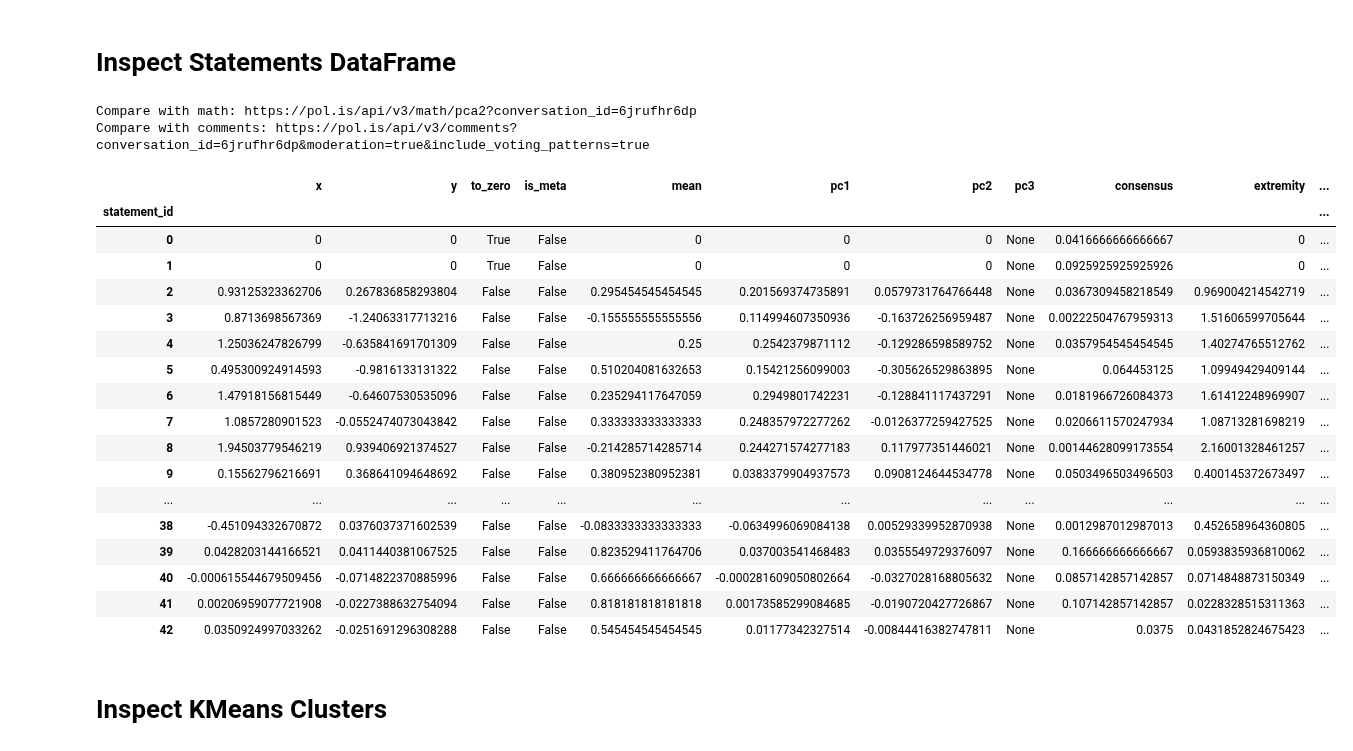
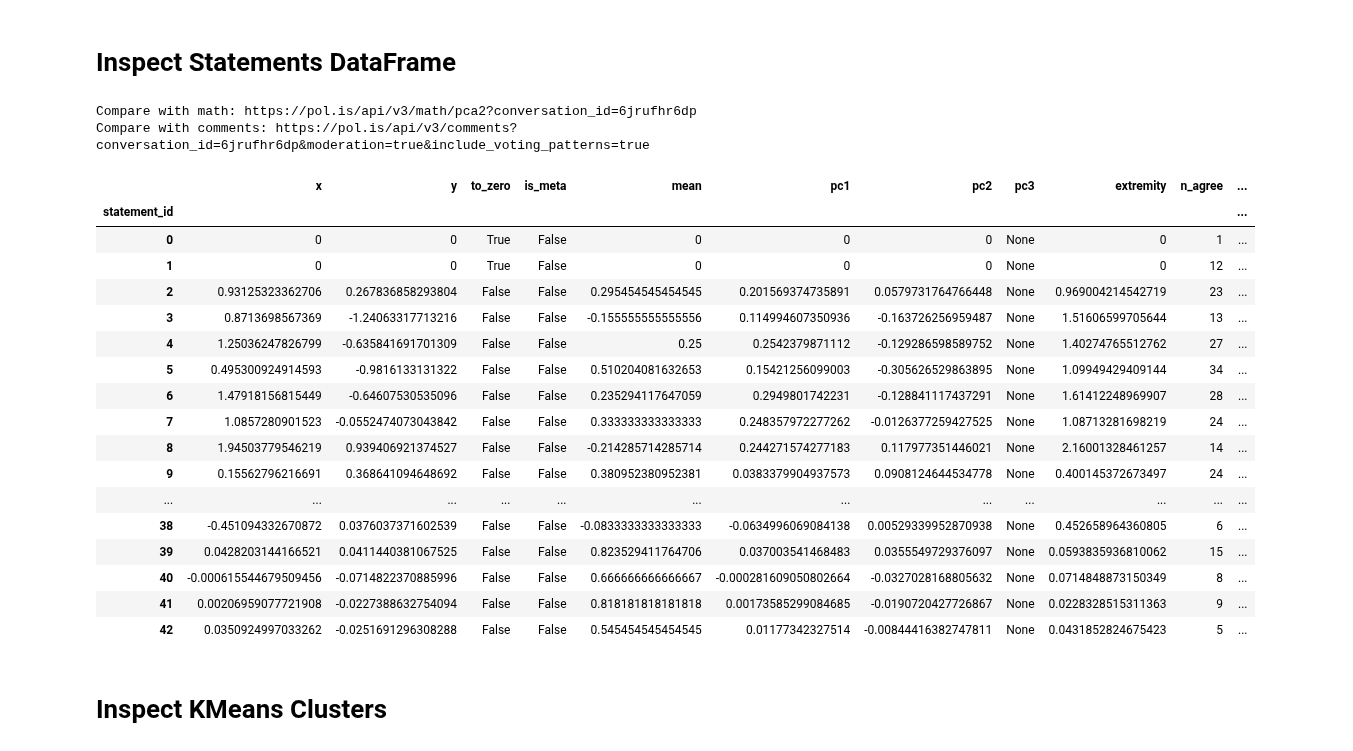
Before and after one commit to takeruhukushima/red-dwarf, a Jupyter notebook: docs/notebooks/polis-implementation-results-docs.ipynb, the cells around one changed output. Drawn from its saved outputs; the diff is of its cells as text; code cells hidden in the pictures.

```diff
--- a/docs/notebooks/polis-implementation-results-docs.ipynb
+++ b/docs/notebooks/polis-implementation-results-docs.ipynb
@@ -136,7 +138,7 @@ print(f"Compare with math: {loader.polis_instance_url}/api/v3/math/pca2?conversa
 print(f"Compare with comments: {loader.polis_instance_url}/api/v3/comments?conversation_id={loader.conversation_id}&moderation=true&include_voting_patterns=true")
 print()
 
-EXPECTED_STATEMENT_COLUMNS = ["x", "y", "to_zero", "is_meta", "mean", "pc1", "pc2", "pc3", "consensus", "extremity", "n_agree", "n_disagree", "n_total", "priority"]
+EXPECTED_STATEMENT_COLUMNS = ["x", "y", "to_zero", "is_meta", "mean", "pc1", "pc2", "pc3", "group-aware-consensus", "group-aware-consensus-agree", "group-aware-consensus-disagree", "extremity", "n_agree", "n_disagree", "n_total", "priority"]
 for col in result.statements_df.columns:
     assert col in EXPECTED_STATEMENT_COLUMNS
 # Columns:
@@ -145,52 +147,55 @@ for col in result.statements_df.columns:
 #   * y: the Y coordinate of this statement projected into the PCA space
 #     * Compare with: math.pca.comment-projection[1]
 #   * to_zero: statement columns to be zero'd out
 #     * Compare with: math.mod-out (from comments[].mod and comments[].is_meta)
 #   * is_meta: whether the statement is a meta statement
 #     * Compare with: math.meta-tids (from comments[].is_meta)
 #   * mean: mean vote value (from PCA object)
 #     * Compare with: math.pca.center
 #   * pc1: first principal component (from PCA object)
 #     * Compare with: math.pca.comps[0]
 #   * pc2: second principal component (from PCA object)
 #     * Compare with: math.pca.comps[1]
 #   * pc3: third principal component (from PCA object, not yet implemented)
 #     * Compare with: N/A
-#   * consensus: group-aware consensus score
+#   * group-aware-consensus: see below.
+#   * group-aware-consensus-agree: group-aware consensus score for agreement
 #     * Compare with: math.group-aware-consensus
+#   * group-aware-consensus-disagree: group-aware consensus score for disagreement
+#     * Compare with: N/A
 #   * extremity: the extremity value of this statement
 #     * Compare with: math.pca.comment-extremity
 #   * n_agree: total participant agree votes
 #     * Compare with: comments[].agree_count
 #   * n_disagree: total participant disagree votes
 #     * Compare with: comments[].disagree_count
 #   * n_total: total participant votes (agree/disagree/pass)
 #     * Compare with: comments[].count
 #   * priority: priority metric (for comment routing to decide probability of showing statement to participants)
 #     * Compare with: math.comment-priorities
 
 result.statements_df
 # %% [output]
 Compare with math: https://pol.is/api/v3/math/pca2?conversation_id=6jrufhr6dp
 Compare with comments: https://pol.is/api/v3/comments?conversation_id=6jrufhr6dp&moderation=true&include_voting_patterns=true
-|  | x | y | to_zero | is_meta | mean | pc1 | pc2 | pc3 | consensus | extremity | ... |
+|  | x | y | to_zero | is_meta | mean | pc1 | pc2 | pc3 | extremity | n_agree | ... |
 | statement_id |  |  |  |  |  |  |  |  |  |  | ... |
-| 0 | 0 | 0 | True | False | 0 | 0 | 0 | None | 0.0416666666666667 | 0 | ... |
-| 1 | 0 | 0 | True | False | 0 | 0 | 0 | None | 0.0925925925925926 | 0 | ... |
-| 2 | 0.93125323362706 | 0.267836858293804 | False | False | 0.295454545454545 | 0.201569374735891 | 0.0579731764766448 | None | 0.0367309458218549 | 0.969004214542719 | ... |
-| 3 | 0.8713698567369 | -1.24063317713216 | False | False | -0.155555555555556 | 0.114994607350936 | -0.163726256959487 | None | 0.00222504767959313 | 1.51606599705644 | ... |
-| 4 | 1.25036247826799 | -0.635841691701309 | False | False | 0.25 | 0.2542379871112 | -0.129286598589752 | None | 0.0357954545454545 | 1.40274765512762 | ... |
-| 5 | 0.495300924914593 | -0.9816133131322 | False | False | 0.510204081632653 | 0.15421256099003 | -0.305626529863895 | None | 0.064453125 | 1.09949429409144 | ... |
-| 6 | 1.47918156815449 | -0.64607530535096 | False | False | 0.235294117647059 | 0.2949801742231 | -0.128841117437291 | None | 0.0181966726084373 | 1.61412248969907 | ... |
-| 7 | 1.0857280901523 | -0.0552474073043842 | False | False | 0.333333333333333 | 0.248357972277262 | -0.0126377259427525 | None | 0.0206611570247934 | 1.08713281698219 | ... |
-| 8 | 1.94503779546219 | 0.939406921374527 | False | False | -0.214285714285714 | 0.244271574277183 | 0.117977351446021 | None | 0.00144628099173554 | 2.16001328461257 | ... |
-| 9 | 0.15562796216691 | 0.368641094648692 | False | False | 0.380952380952381 | 0.0383379904937573 | 0.0908124644534778 | None | 0.0503496503496503 | 0.400145372673497 | ... |
+| 0 | 0 | 0 | True | False | 0 | 0 | 0 | None | 0 | 1 | ... |
+| 1 | 0 | 0 | True | False | 0 | 0 | 0 | None | 0 | 12 | ... |
+| 2 | 0.93125323362706 | 0.267836858293804 | False | False | 0.295454545454545 | 0.201569374735891 | 0.0579731764766448 | None | 0.969004214542719 | 23 | ... |
+| 3 | 0.8713698567369 | -1.24063317713216 | False | False | -0.155555555555556 | 0.114994607350936 | -0.163726256959487 | None | 1.51606599705644 | 13 | ... |
+| 4 | 1.25036247826799 | -0.635841691701309 | False | False | 0.25 | 0.2542379871112 | -0.129286598589752 | None | 1.40274765512762 | 27 | ... |
+| 5 | 0.495300924914593 | -0.9816133131322 | False | False | 0.510204081632653 | 0.15421256099003 | -0.305626529863895 | None | 1.09949429409144 | 34 | ... |
+| 6 | 1.47918156815449 | -0.64607530535096 | False | False | 0.235294117647059 | 0.2949801742231 | -0.128841117437291 | None | 1.61412248969907 | 28 | ... |
+| 7 | 1.0857280901523 | -0.0552474073043842 | False | False | 0.333333333333333 | 0.248357972277262 | -0.0126377259427525 | None | 1.08713281698219 | 24 | ... |
+| 8 | 1.94503779546219 | 0.939406921374527 | False | False | -0.214285714285714 | 0.244271574277183 | 0.117977351446021 | None | 2.16001328461257 | 14 | ... |
+| 9 | 0.15562796216691 | 0.368641094648692 | False | False | 0.380952380952381 | 0.0383379904937573 | 0.0908124644534778 | None | 0.400145372673497 | 24 | ... |
 | ... | ... | ... | ... | ... | ... | ... | ... | ... | ... | ... | ... |
-| 38 | -0.451094332670872 | 0.0376037371602539 | False | False | -0.0833333333333333 | -0.0634996069084138 | 0.00529339952870938 | None | 0.0012987012987013 | 0.452658964360805 | ... |
-| 39 | 0.0428203144166521 | 0.0411440381067525 | False | False | 0.823529411764706 | 0.037003541468483 | 0.0355549729376097 | None | 0.166666666666667 | 0.0593835936810062 | ... |
-| 40 | -0.000615544679509456 | -0.0714822370885996 | False | False | 0.666666666666667 | -0.000281609050802664 | -0.0327028168805632 | None | 0.0857142857142857 | 0.0714848873150349 | ... |
-| 41 | 0.00206959077721908 | -0.0227388632754094 | False | False | 0.818181818181818 | 0.00173585299084685 | -0.0190720427726867 | None | 0.107142857142857 | 0.0228328515311363 | ... |
-| 42 | 0.0350924997033262 | -0.0251691296308288 | False | False | 0.545454545454545 | 0.01177342327514 | -0.00844416382747811 | None | 0.0375 | 0.0431852824675423 | ... |
+| 38 | -0.451094332670872 | 0.0376037371602539 | False | False | -0.0833333333333333 | -0.0634996069084138 | 0.00529339952870938 | None | 0.452658964360805 | 6 | ... |
+| 39 | 0.0428203144166521 | 0.0411440381067525 | False | False | 0.823529411764706 | 0.037003541468483 | 0.0355549729376097 | None | 0.0593835936810062 | 15 | ... |
+| 40 | -0.000615544679509456 | -0.0714822370885996 | False | False | 0.666666666666667 | -0.000281609050802664 | -0.0327028168805632 | None | 0.0714848873150349 | 8 | ... |
+| 41 | 0.00206959077721908 | -0.0227388632754094 | False | False | 0.818181818181818 | 0.00173585299084685 | -0.0190720427726867 | None | 0.0228328515311363 | 9 | ... |
+| 42 | 0.0350924997033262 | -0.0251691296308288 | False | False | 0.545454545454545 | 0.01177342327514 | -0.00844416382747811 | None | 0.0431852824675423 | 5 | ... |
 # %% [markdown]
 # Inspect KMeans Clusters
 # %%
```
Also changed, not shown: parts of 5 cells of this notebook.
